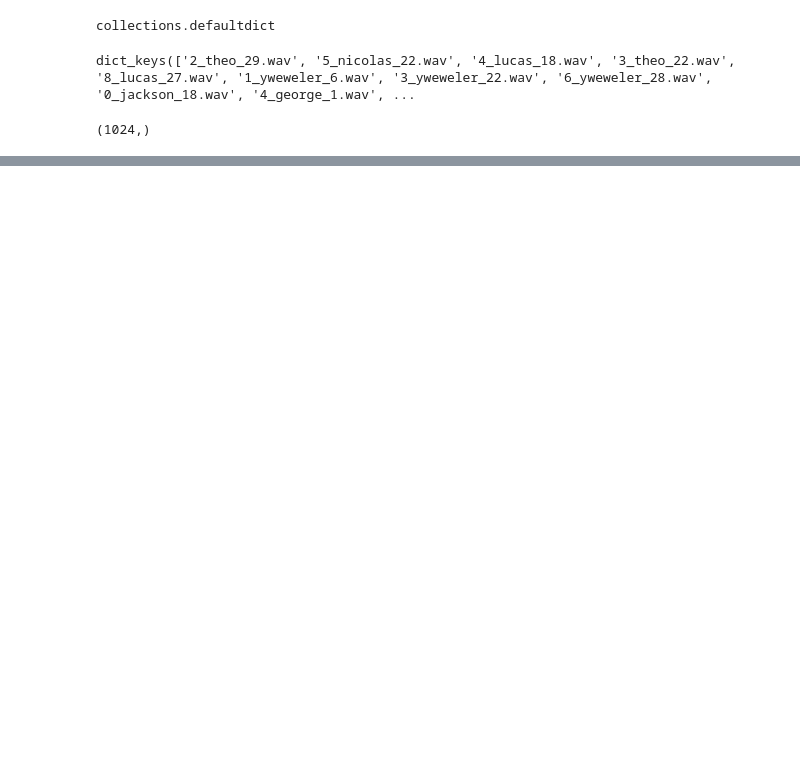
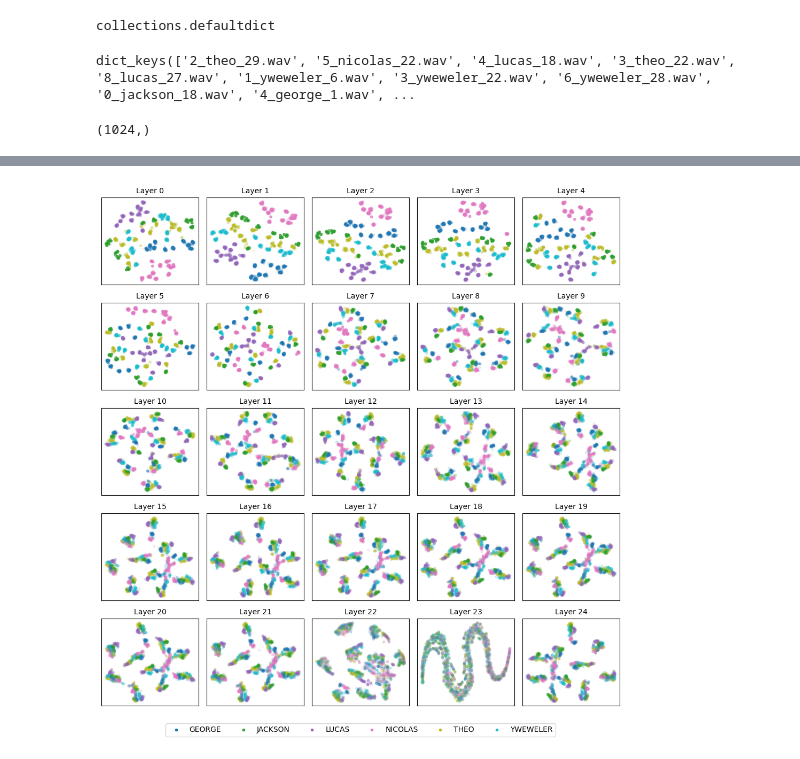
Before and after one commit to badrex/explore.speech.wav2vec2, a Jupyter notebook: visuallize_and_analyze_representations_2.ipynb, the cells around one changed output, grey strips where cells are left out. Cells and saved outputs as stored; diff of their text form; code cells hidden in the pictures; blank space fills up the shorter version.

```diff
--- a/visuallize_and_analyze_representations_2.ipynb
+++ b/visuallize_and_analyze_representations_2.ipynb
@@ -264,8 +270,10 @@ speaker_ids_encoded = label_encoder.fit_transform(speaker_ids)
 # %%
 spkr2word = {i: spkr for (i, spkr) in enumerate(np.unique(speaker_ids))}
 
-#plot_tsne(tsne_layer_representations_large_pt, labels, digit2word, 'w2v2_large_pt.png')
+plot_tsne(tsne_layer_representations_ft_s2t, speaker_ids_encoded, spkr2word, 'w2v2_large_ft_s2t_spkr.png')
 #plot_tsne(tsne_layer_representations_large_pt, speaker_ids_encoded, spkr2word, 'w2v2_large_pt_spkr.png')
+# %% [output]
+[figure, added]
 # %%
 #tsne_layer_representations_large_ft = calculate_tsne_layer_representations(layer_reprs_ft)
 # %%
```
Also changed, not shown: parts of 14 cells of this notebook, 2 other files.
